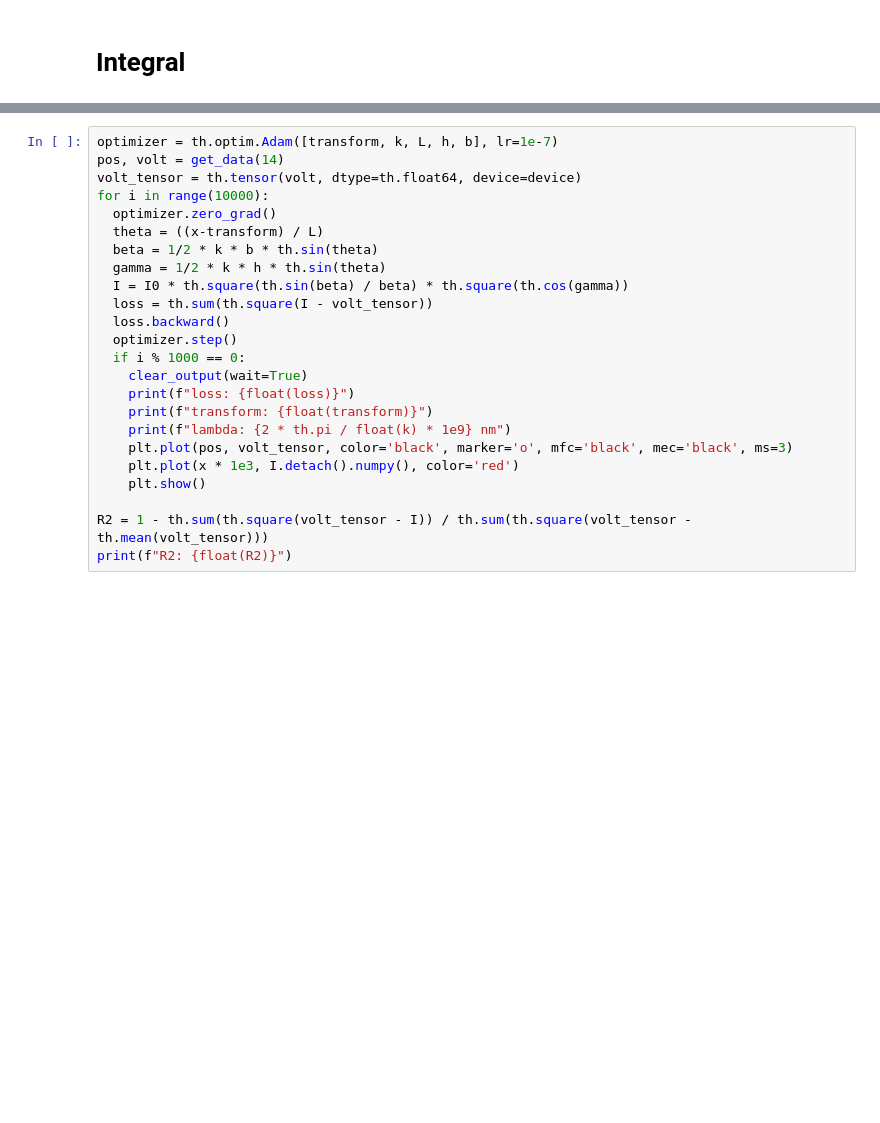
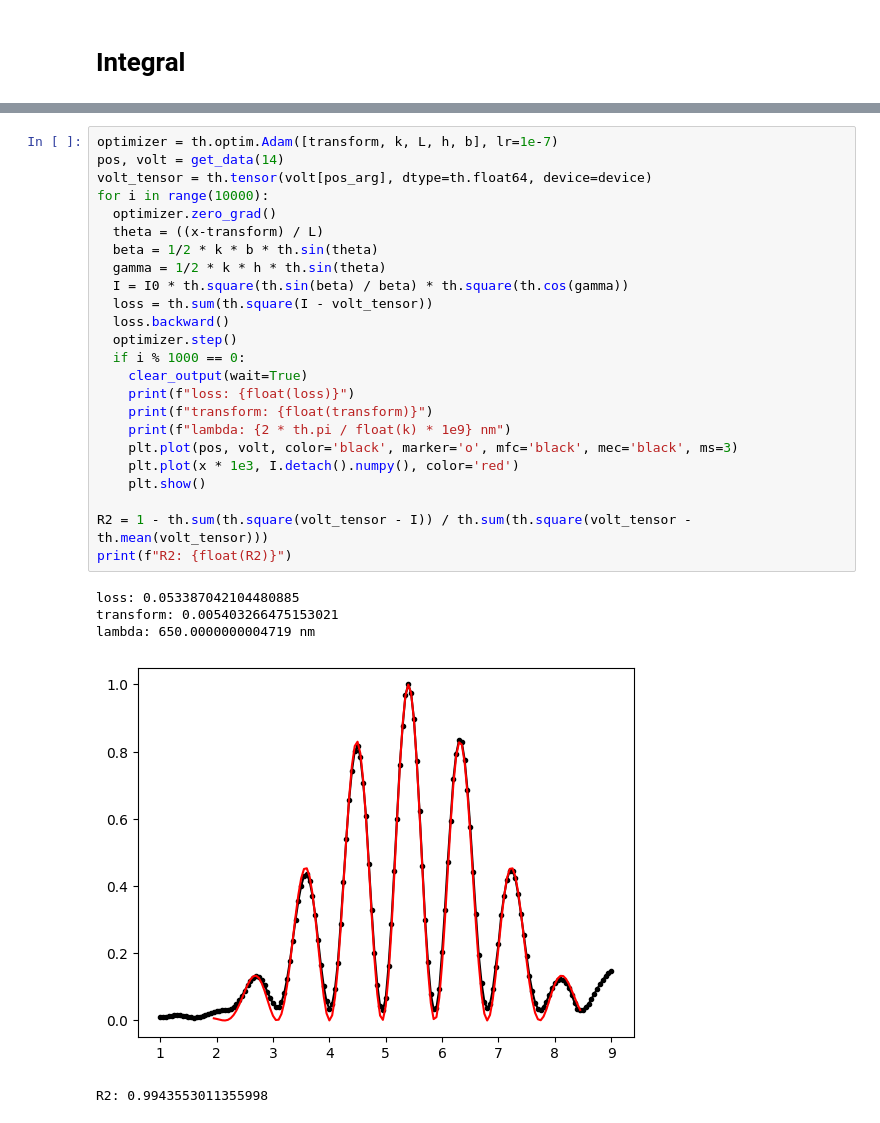
Before and after one commit to IntermidiatePhysicsExperiment/Single-Photon-Interference, a Jupyter notebook: integral_fitting.ipynb, the cells around one changed output, grey strips where cells are left out. Drawn from its saved outputs; the diff is of its cells as text; blank space fills up the shorter version.

```diff
--- a/integral_fitting.ipynb
+++ b/integral_fitting.ipynb
@@ -102,27 +122,33 @@ I = I0 * th.square(th.sin(beta) / beta) * th.square(th.cos(gamma))
 # %%
 optimizer = th.optim.Adam([transform, k, L, h, b], lr=1e-7)
 pos, volt = get_data(14)
-volt_tensor = th.tensor(volt, dtype=th.float64, device=device)
+volt_tensor = th.tensor(volt[pos_arg], dtype=th.float64, device=device)
 for i in range(10000):
   optimizer.zero_grad()
   theta = ((x-transform) / L)
   beta = 1/2 * k * b * th.sin(theta)
   gamma = 1/2 * k * h * th.sin(theta)
   I = I0 * th.square(th.sin(beta) / beta) * th.square(th.cos(gamma))
   loss = th.sum(th.square(I - volt_tensor))
   loss.backward()
   optimizer.step()
   if i % 1000 == 0:
     clear_output(wait=True)
     print(f"loss: {float(loss)}")
     print(f"transform: {float(transform)}")
     print(f"lambda: {2 * th.pi / float(k) * 1e9} nm")
-    plt.plot(pos, volt_tensor, color='black', marker='o', mfc='black', mec='black', ms=3)
+    plt.plot(pos, volt, color='black', marker='o', mfc='black', mec='black', ms=3)
     plt.plot(x * 1e3, I.detach().numpy(), color='red')
     plt.show()
 
 R2 = 1 - th.sum(th.square(volt_tensor - I)) / th.sum(th.square(volt_tensor - th.mean(volt_tensor)))
 print(f"R2: {float(R2)}")
+# %% [output]
+loss: 0.053387042104480885
+transform: 0.005403266475153021
+lambda: 650.0000000004719 nm
+[figure, added]
+R2: 0.9943553011355998
 # %%
 I0 = I0
 h = h
```
Also changed, not shown: parts of 8 cells of this notebook.
